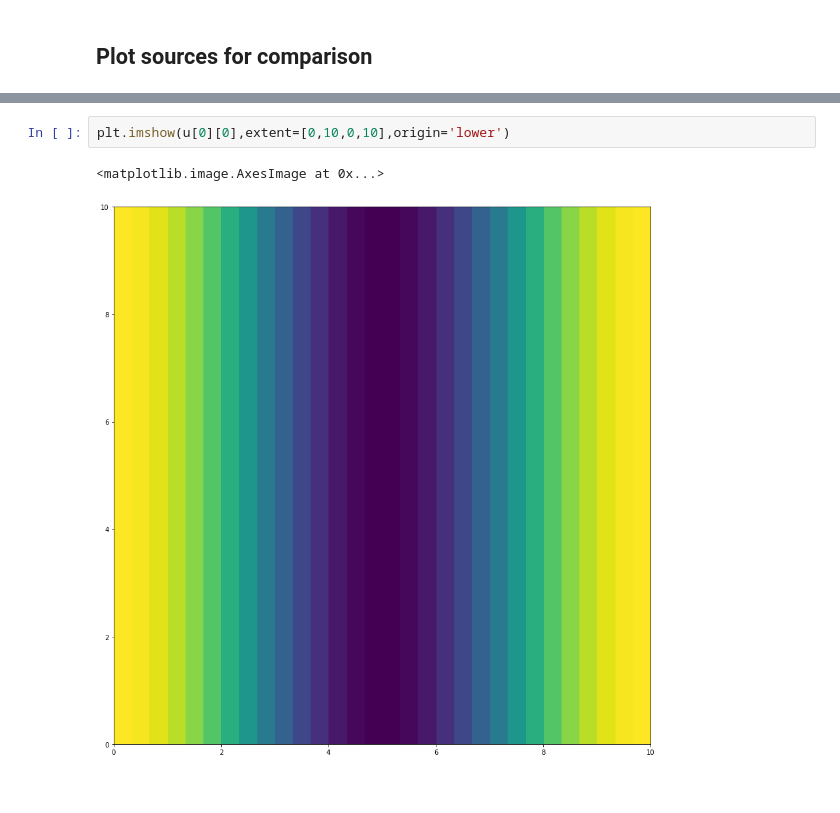
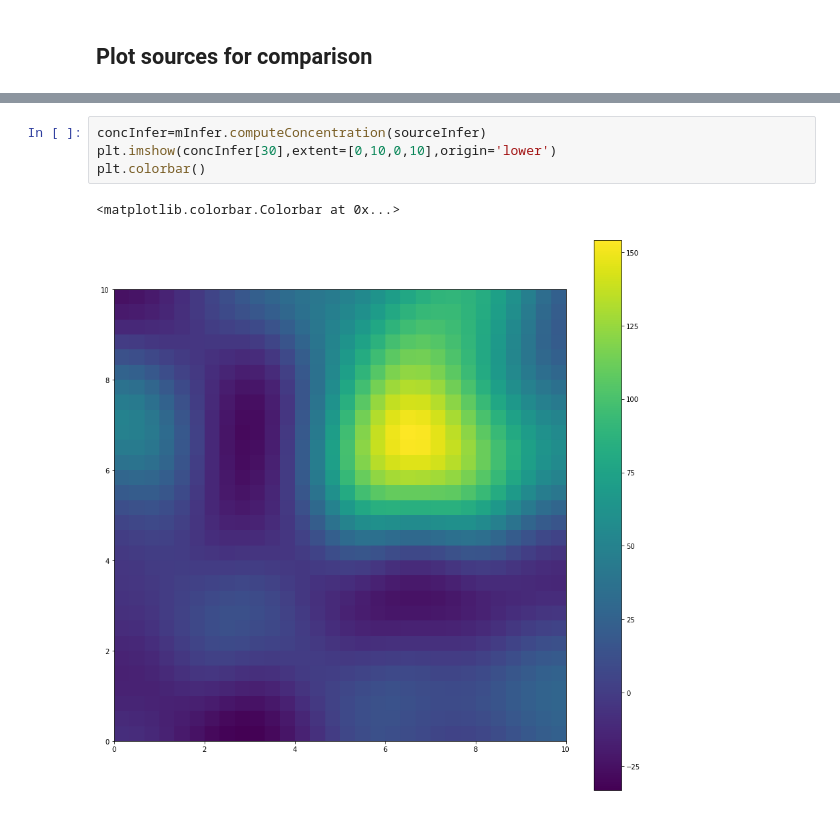
Before and after one commit to SheffieldML/advectionGP, a Jupyter notebook: jupyter/PDEClassFullRun.ipynb, the cells around one changed output, grey strips where cells are left out. Drawn from its saved outputs; the diff is of its cells as text.

```diff
--- a/jupyter/PDEClassFullRun.ipynb
+++ b/jupyter/PDEClassFullRun.ipynb
@@ -184,5 +178,7 @@ plt.colorbar()
-# %%
-plt.imshow(u[0][0],extent=[0,10,0,10],origin='lower')
-# %% [output]
-<matplotlib.image.AxesImage at 0x...>
-[figure, removed]
+# %%
+concInfer=mInfer.computeConcentration(sourceInfer)
+plt.imshow(concInfer[30],extent=[0,10,0,10],origin='lower')
+plt.colorbar()
+# %% [output]
+<matplotlib.colorbar.Colorbar at 0x...>
+[figure, added]
```
Also changed, not shown: parts of 11 cells of this notebook, 1 other file.
